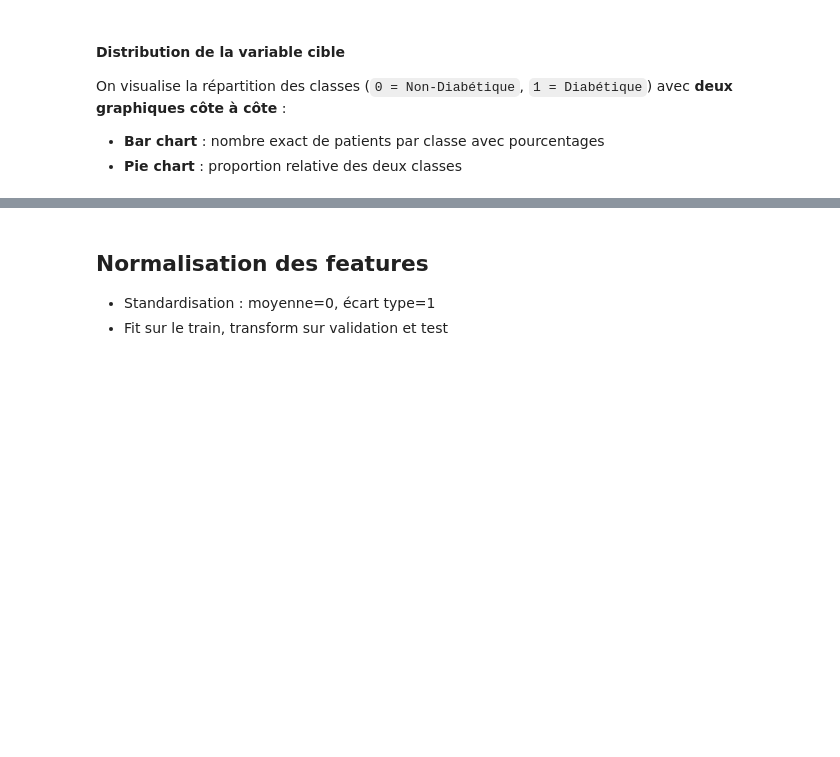
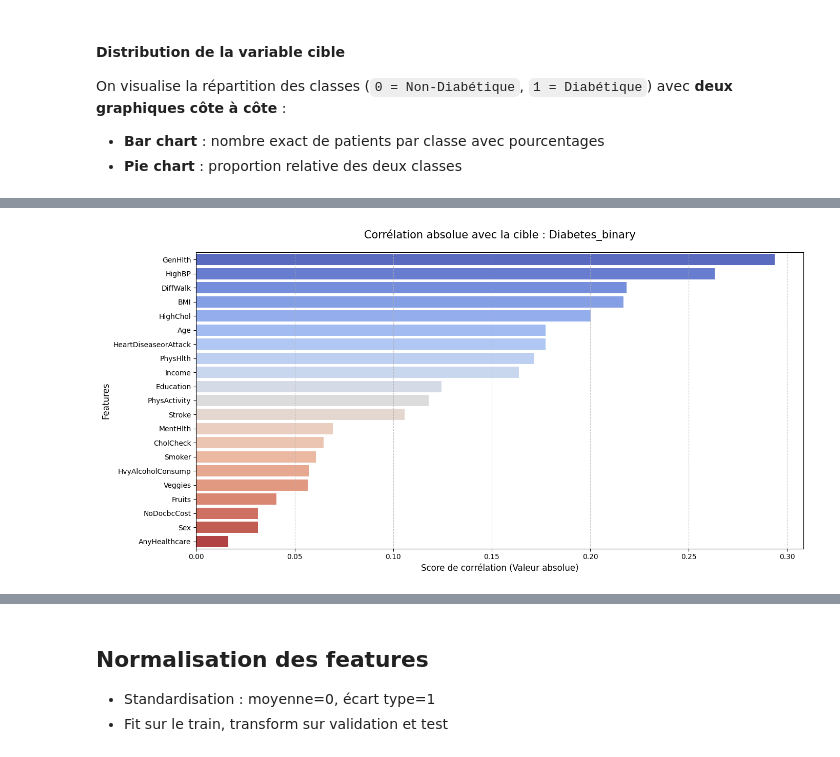
Before and after one commit to A4-CESI/deep_learning, a Jupyter notebook: preprocessing/preprocessingg.ipynb, the cells around one changed output, grey strips where cells are left out. Cells and saved outputs as stored; diff of their text form; code cells hidden in the pictures; blank space fills up the shorter version.

```diff
--- a/preprocessing/preprocessingg.ipynb
+++ b/preprocessing/preprocessingg.ipynb
@@ -366,0 +459,23 @@ plt.show()
+# %%
+TARGET_COL = 'Diabetes_binary'
+target_corr = df.corr()[TARGET_COL].drop(TARGET_COL).abs().sort_values(ascending=False)
+
+plt.figure(figsize=(14, 7))
+
+sns.barplot(
+    x=target_corr.values,
+    y=target_corr.index,
+    hue=target_corr.index,
+    palette='coolwarm',
+    legend=False
+)
+
+plt.title(f'Corrélation absolue avec la cible : {TARGET_COL}', fontsize=15, pad=20)
+plt.xlabel('Score de corrélation (Valeur absolue)', fontsize=12)
+plt.ylabel('Features', fontsize=12)
+plt.grid(axis='x', linestyle='--', alpha=0.7)
+
+plt.tight_layout()
+plt.show()
+# %% [output]
+[figure, added]
```
Also changed, not shown: parts of 19 cells of this notebook, 1 other file.
